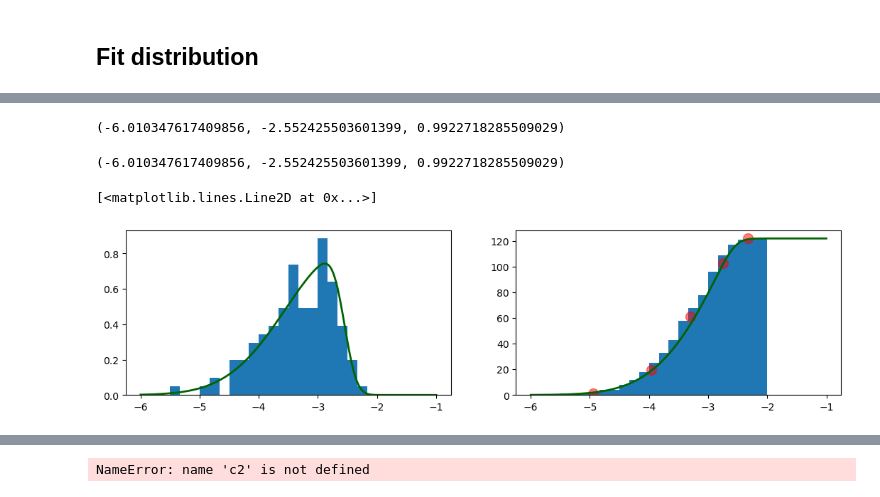
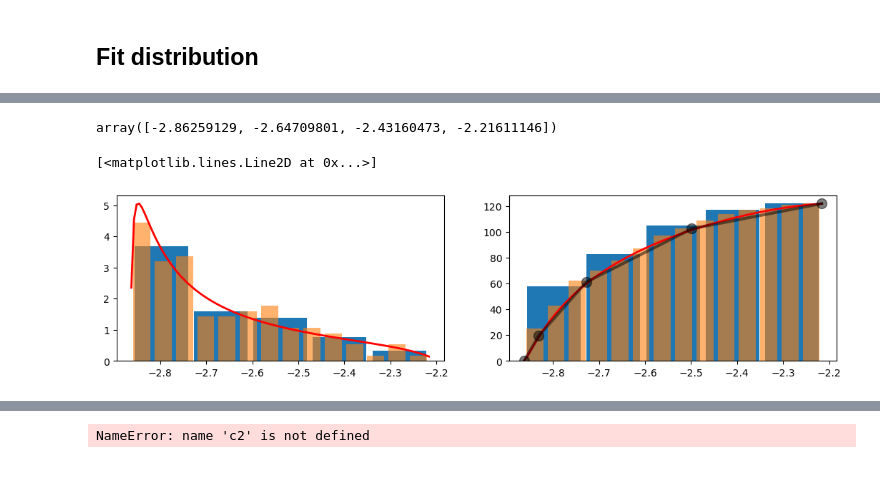
Before and after one commit to grgdll/PSD_mode, a Jupyter notebook: PSD_mode_analysis.ipynb, the cells around one changed output, grey strips where cells are left out. Cells and saved outputs as stored; diff of their text form; code cells hidden in the pictures.

```diff
--- a/PSD_mode_analysis.ipynb
+++ b/PSD_mode_analysis.ipynb
@@ -152,7 +155,7 @@ rbr_binned['pres'] = binned_pres
 # Extract data from one bin
 # %%
 for ibin in np.unique(rbr['bin'].values):
-    rbr_binned = get_binned_BB(rbr, int(ibin), rbr_binned, bins)
+    rbr_binned = get_binned_BB(rbr, int(ibin), rbr_binned, bins, METHOD="Nathan")
 # %%
 rbr_binned.head()
 # %% [output]
@@ -290,7 +293,7 @@ rbr_binned.loc[time_bin, 'baseline'] = np.nanpercentile(rbr_smpl['BB700'].values
 
 ## Extract spikes and log-transform them
 rbr_spikes = get_spikes(rbr_smpl['BB700'].values, METHOD='Nathan')
-rbr_spikes_log = np.log10(rbr_spikes**0.5)  # this is proportional to DIAMETER
+rbr_spikes_log = np.log10(rbr_spikes)  # this is proportional to DIAMETER
 
 ## Extract log-spike percentiles
 prct_pos = np.asarray([1, 16, 50, 84, 100])
@@ -445,11 +423,2 @@ Name: 0.0, dtype: object
-# %%
-f.fitted_param['skewnorm']
-# %% [output]
-(-6.010347617409856, -2.552425503601399, 0.9922718285509029)
 # %%
-c, loc, scale = f.fitted_param['triang']
+p = f.fitted_param['johnsonsb']
-# %%
-c2, loc2, scale2 = f.fitted_param['skewnorm']
-f.fitted_param['skewnorm']
-# %% [output]
-(-6.010347617409856, -2.552425503601399, 0.9922718285509029)
@@ -467,29 +425,35 @@ x = np.linspace(-6, -1, 400)
+# %%
+np.linspace(np.nanmin(rbr_spikes_log), np.nanmax(rbr_spikes_log), 4)
+# %% [output]
+array([-2.86259129, -2.64709801, -2.43160473, -2.21611146])
 # %%
-x = np.linspace(-6, -1, 400)
+# Example of Nathan's spikes with Nathan's bins
+x = np.linspace(bins_.min(), bins_.max(), 115)
+bins_ = np.linspace(np.nanmin(rbr_spikes_log), np.nanmax(rbr_spikes_log),  6)
 
-
+# bins_ = np.linspace(np.nanmin(rbr_spikes_log), np.nanmax(rbr_spikes_log), 7)
 
 fig, ax = plt.subplots(1,2, figsize=[13,3])
 
-ax[0].hist(rbr_spikes_log, bins=bins,
-                         density=True)
+ax[0].hist(rbr_spikes_log, bins=bins_, density=True, rwidth=0.9)
+ax[0].hist(rbr_spikes_log, bins=np.linspace(np.nanmin(rbr_spikes_log), np.nanmax(rbr_spikes_log),  15), density=True, rwidth=0.8, alpha=0.6)
 
 # density bool, default: False
 # If True, draw and return a probability density: each bin will display the bin's raw count divided by
 # the total number of counts and the bin width (density = counts / (sum(counts) * np.diff(bins))),
 # so that the area under the histogram integrates to 1 (np.sum(density * np.diff(bins)) == 1).
 # If stacked is also True, the sum of the histograms is normalized to 1.
 
-ax[0].plot(x, skewnorm.pdf(x, c2, loc2, scale2), c='darkgreen', lw=2)
+ax[0].plot(x, johnsonsb.pdf(x, *p), c='r', lw=2)
+
 # ax[0].plot(x, triang.pdf(x, c, loc, scale), c='r')
 
+ax[1].hist(rbr_spikes_log, bins=bins_, cumulative=True, rwidth=0.9)
+ax[1].hist(rbr_spikes_log, bins=np.linspace(np.nanmin(rbr_spikes_log), np.nanmax(rbr_spikes_log),  15), rwidth=0.8, alpha=0.6, cumulative=True)
 
-ax[1].hist(rbr_spikes_log, bins=bins, cumulative=True)
+ax[1].plot(x, johnsonsb.cdf(x, *p) * rbr_binned.iloc[0]['N_spikes'], c='r', lw=2)
 
-ax[1].plot(rbr_binned.iloc[0,2:7], np.asarray([1, 16, 50, 84, 100]) / 100 * rbr_binned.iloc[0]['N_spikes'], 'ro-', ms=10, lw=0, alpha=.5)
-# ax[1].plot(x, (cdf_logistic + 1) * N_spikes , c='k')
-# ax[1].plot(x, triang.cdf(x, c, loc, scale) * rbr_binned.iloc[-1]['N_spikes'], c='r')
-ax[1].plot(x, skewnorm.cdf(x, c2, loc2, scale2) * rbr_binned.iloc[0]['N_spikes'], c='darkgreen', lw=2)
+ax[1].plot(rbr_binned.iloc[0,2:7], np.asarray([0, 16, 50, 84, 100]) / 100 * rbr_binned.iloc[0]['N_spikes'], 'ko-', ms=10, lw=3, alpha=.5)
 # %% [output]
 [<matplotlib.lines.Line2D at 0x...>]
-[figure, old version]
+[figure, new version]
```
Also changed, not shown: parts of 27 cells of this notebook.
